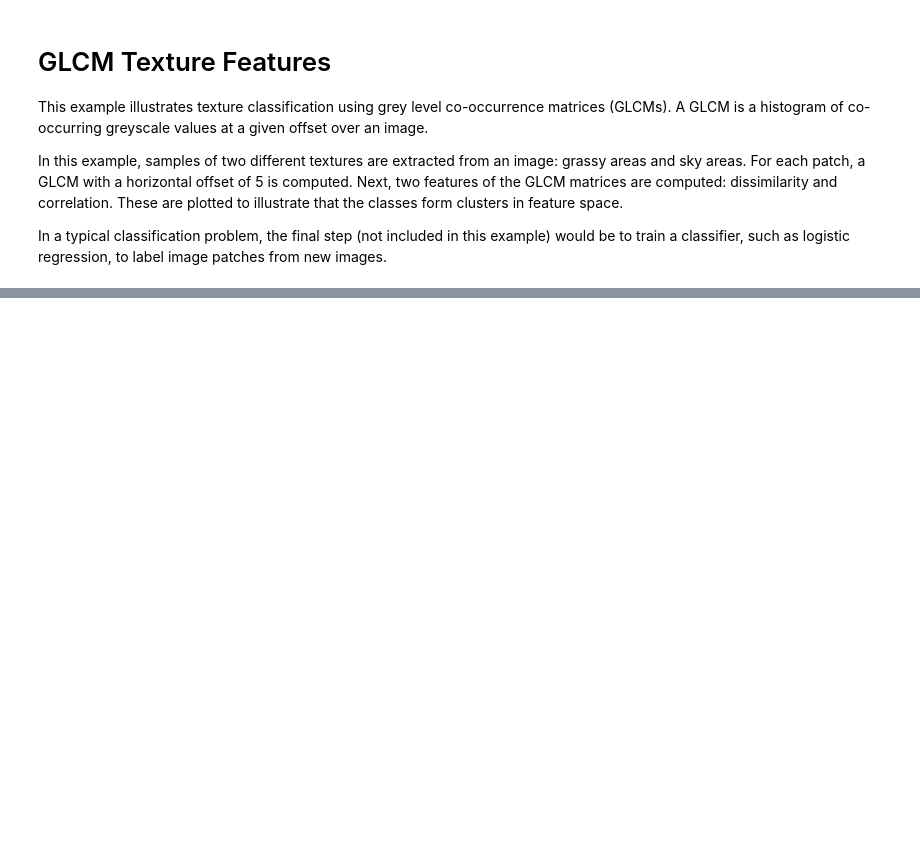
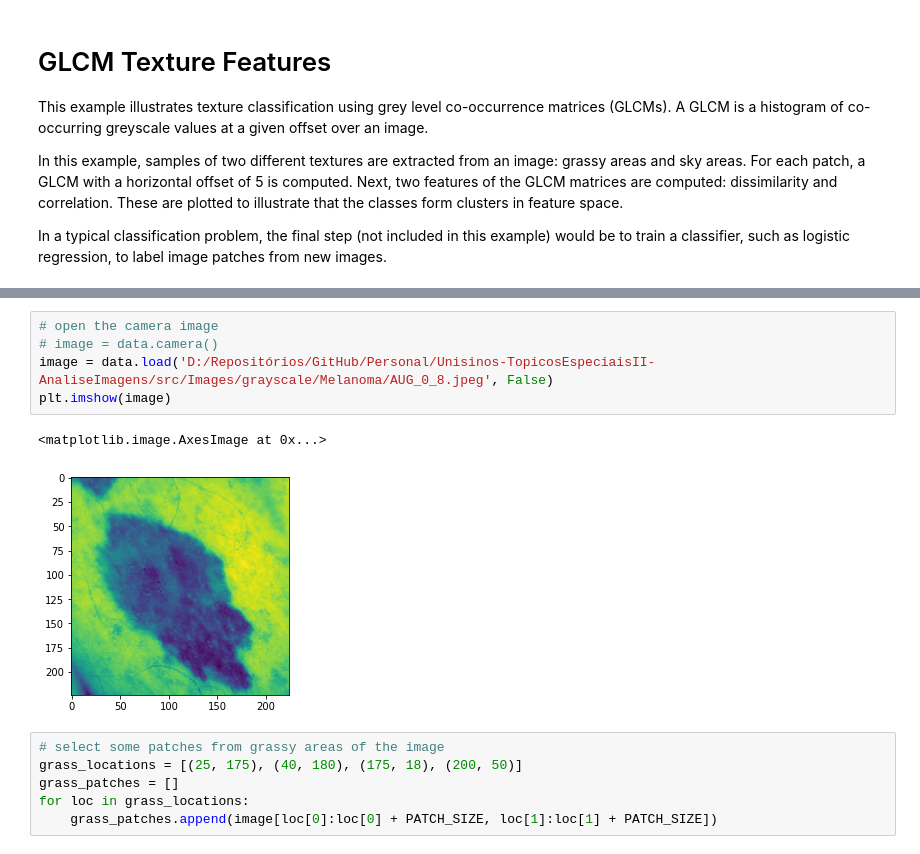
Before and after one commit to savannadenega/Unisinos-TopicosEspeciaisII-AnaliseImagens, a Jupyter notebook: src/Code/plot_glcm.ipynb, the cells around one changed output, grey strips where cells are left out. Cells and saved outputs as stored; diff of their text form; blank space fills up the shorter version.

```diff
--- a/src/Code/plot_glcm.ipynb
+++ b/src/Code/plot_glcm.ipynb
@@ -20,0 +34,14 @@ regression, to label image patches from new images.
+# %%
+# open the camera image
+# image = data.camera()
+image = data.load('D:/Repositórios/GitHub/Personal/Unisinos-TopicosEspeciaisII-AnaliseImagens/src/Images/grayscale/Melanoma/AUG_0_8.jpeg', False)
+plt.imshow(image)
+# %% [output]
+<matplotlib.image.AxesImage at 0x...>
+[figure, added]
+# %%
+# select some patches from grassy areas of the image
+grass_locations = [(25, 175), (40, 180), (175, 18), (200, 50)]
+grass_patches = []
+for loc in grass_locations:
+    grass_patches.append(image[loc[0]:loc[0] + PATCH_SIZE, loc[1]:loc[1] + PATCH_SIZE])
```
Also changed, not shown: parts of 3 cells of this notebook, 3 other files.
